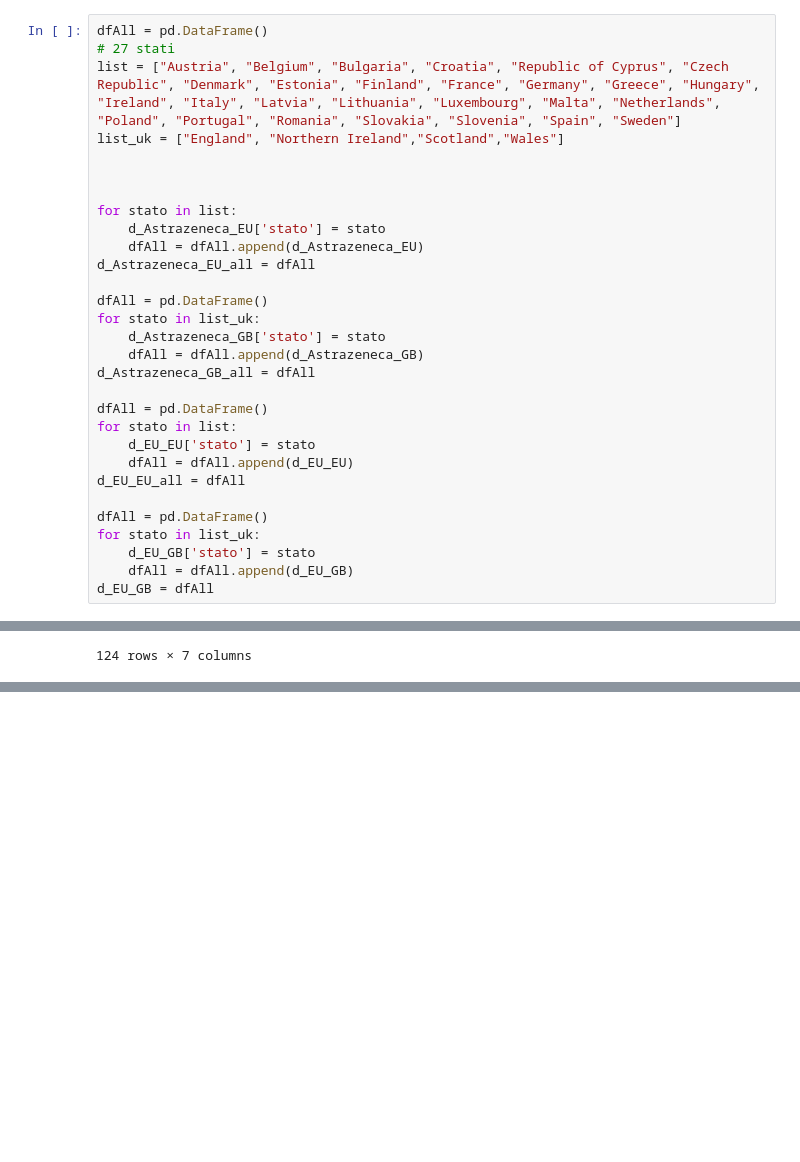
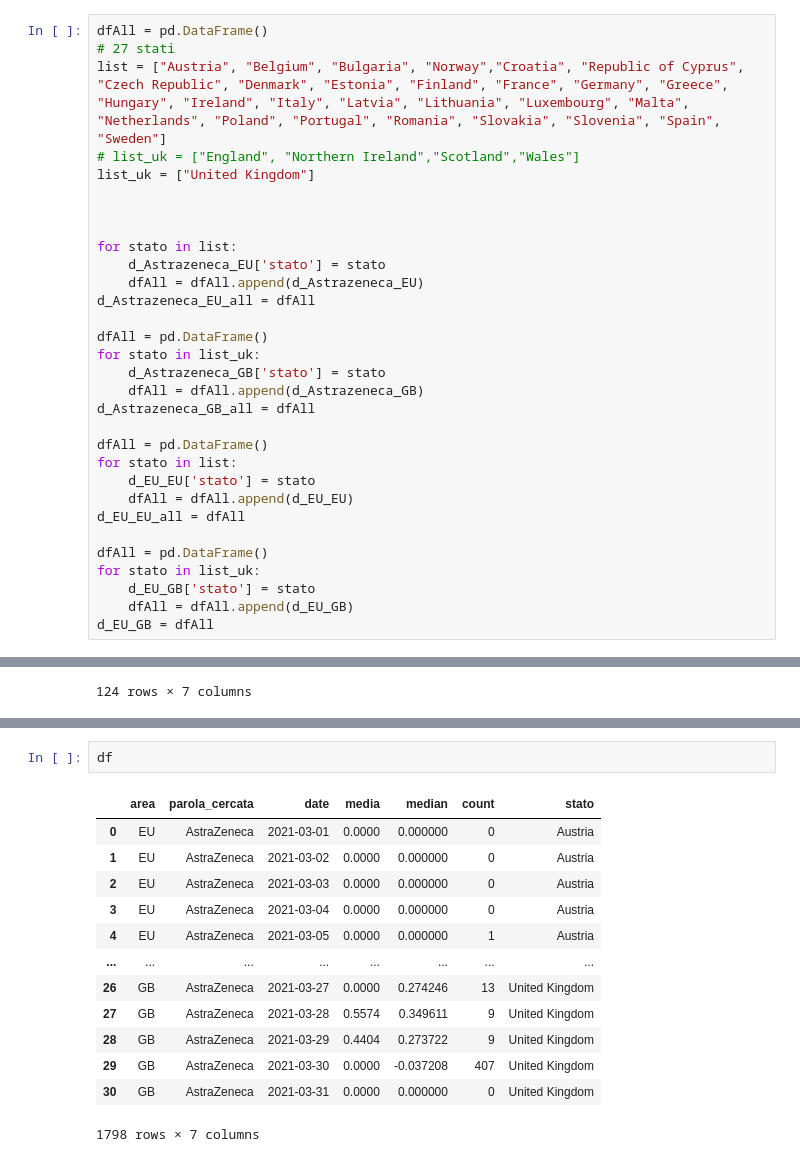
Before and after one commit to kevintr/DS_LAB_PSYCOLOGY_2021, a Jupyter notebook: groupByCountry.ipynb, the cells around one changed output, grey strips where cells are left out. Drawn from its saved outputs; the diff is of its cells as text; blank space fills up the shorter version.

```diff
--- a/groupByCountry.ipynb
+++ b/groupByCountry.ipynb
@@ -194,8 +217,9 @@ See the caveats in the documentation: https://pandas.pydata.org/pandas-docs/stab
 # %%
 dfAll = pd.DataFrame()
 # 27 stati
-list = ["Austria", "Belgium", "Bulgaria", "Croatia", "Republic of Cyprus", "Czech Republic", "Denmark", "Estonia", "Finland", "France", "Germany", "Greece", "Hungary", "Ireland", "Italy", "Latvia", "Lithuania", "Luxembourg", "Malta", "Netherlands", "Poland", "Portugal", "Romania", "Slovakia", "Slovenia", "Spain", "Sweden"]
-list_uk = ["England", "Northern Ireland","Scotland","Wales"]
+list = ["Austria", "Belgium", "Bulgaria", "Norway","Croatia", "Republic of Cyprus", "Czech Republic", "Denmark", "Estonia", "Finland", "France", "Germany", "Greece", "Hungary", "Ireland", "Italy", "Latvia", "Lithuania", "Luxembourg", "Malta", "Netherlands", "Poland", "Portugal", "Romania", "Slovakia", "Slovenia", "Spain", "Sweden"]
+# list_uk = ["England", "Northern Ireland","Scotland","Wales"]
+list_uk = ["United Kingdom"]
 
 
 
@@ -303,0 +314,16 @@ df = d_Astrazeneca_EU_all.append(d_EU_EU_all).append(d_EU_GB).append(d_Astrazene
+# %%
+df
+# %% [output]
+|  | area | parola_cercata | date | media | median | count | stato |
+| 0 | EU | AstraZeneca | 2021-03-01 | 0.0000 | 0.000000 | 0 | Austria |
+| 1 | EU | AstraZeneca | 2021-03-02 | 0.0000 | 0.000000 | 0 | Austria |
+| 2 | EU | AstraZeneca | 2021-03-03 | 0.0000 | 0.000000 | 0 | Austria |
+| 3 | EU | AstraZeneca | 2021-03-04 | 0.0000 | 0.000000 | 0 | Austria |
+| 4 | EU | AstraZeneca | 2021-03-05 | 0.0000 | 0.000000 | 1 | Austria |
+| ... | ... | ... | ... | ... | ... | ... | ... |
+| 26 | GB | AstraZeneca | 2021-03-27 | 0.0000 | 0.274246 | 13 | United Kingdom |
+| 27 | GB | AstraZeneca | 2021-03-28 | 0.5574 | 0.349611 | 9 | United Kingdom |
+| 28 | GB | AstraZeneca | 2021-03-29 | 0.4404 | 0.273722 | 9 | United Kingdom |
+| 29 | GB | AstraZeneca | 2021-03-30 | 0.0000 | -0.037208 | 407 | United Kingdom |
+| 30 | GB | AstraZeneca | 2021-03-31 | 0.0000 | 0.000000 | 0 | United Kingdom |
+1798 rows × 7 columns
```
Also changed, not shown: parts of 6 cells of this notebook.
